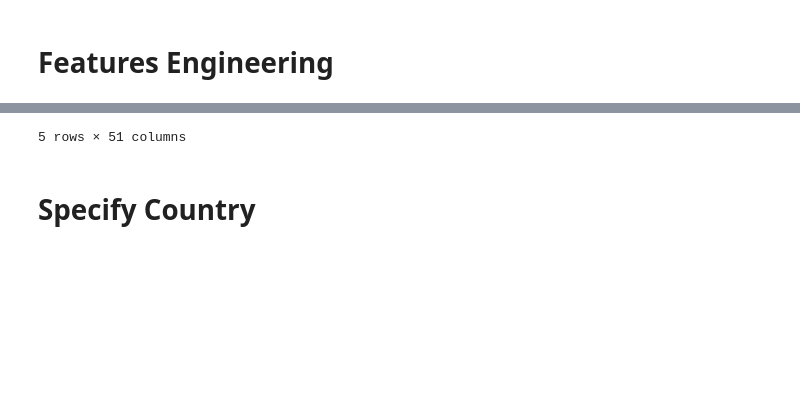
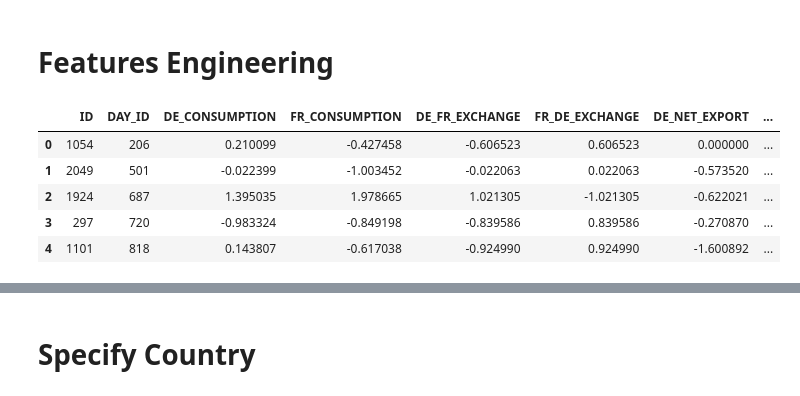
Before and after one commit to paulqevan/Challenge_QRT_prix_elec, a Jupyter notebook: Model_Thomas.ipynb, the cells around one changed output, grey strips where cells are left out. Drawn from its saved outputs; the diff is of its cells as text; code cells hidden in the pictures; blank space fills up the shorter version.

```diff
--- a/Model_Thomas.ipynb
+++ b/Model_Thomas.ipynb
@@ -199,95 +209,41 @@ country_encoded_train = encoder.fit_transform(X_train_prep[['COUNTRY']])
 country_encoded_test = encoder.transform(X_test_prep[['COUNTRY']])
 
 # Drop non-feature columns and add encoded country
-X_train_features = X_train_prep.drop(['ID', 'DAY_ID', 'COUNTRY'], axis=1)
+# X_train_features = X_train_prep.drop(['ID', 'DAY_ID', 'COUNTRY'], axis=1)
+X_train_features = X_train_prep.drop(['COUNTRY'], axis=1)
 # X_train_features = X_train_prep.drop(['ID', 'DAY_ID'], axis=1)
-X_test_features = X_test_prep.drop(['ID', 'DAY_ID', 'COUNTRY'], axis=1)
+# X_test_features = X_test_prep.drop(['ID', 'DAY_ID', 'COUNTRY'], axis=1)
+X_test_features = X_test_prep.drop(['COUNTRY'], axis=1)
 
 
 # Add the encoded country column (only DE since FR is the reference)
 X_train_features['COUNTRY_DE'] = country_encoded_train
 X_test_features['COUNTRY_DE'] = country_encoded_test
 
 # Get target values
 y_train = Y_train['TARGET']
 
 
-X_train_features['DE_WIND_SOLAR'] = X_train_features['DE_WINDPOW'] * X_train_features['DE_SOLAR']
-X_test_features['DE_WIND_SOLAR'] = X_test_features['DE_WINDPOW'] * X_test_features['DE_SOLAR']
 
-X_train_features['FR_WIND_SOLAR'] = X_train_features['FR_WINDPOW'] * X_train_features['FR_SOLAR']
-X_test_features['FR_WIND_SOLAR'] = X_test_features['FR_WINDPOW'] * X_test_features['FR_SOLAR']
 
 # Squared terms for important variables
 X_train_features['DE_RESIDUAL_LOAD_SQ'] = X_train_features['DE_RESIDUAL_LOAD']**2
 X_test_features['DE_RESIDUAL_LOAD_SQ'] = X_test_features['DE_RESIDUAL_LOAD']**2
-
-X_train_features['FR_RESIDUAL_LOAD_SQ'] = X_train_features['FR_RESIDUAL_LOAD']**2
-X_test_features['FR_RESIDUAL_LOAD_SQ'] = X_test_features['FR_RESIDUAL_LOAD']**2
-
-
-# Create ratios between important features
-X_train_features['DE_WIND_CONSUMPTION_RATIO'] = X_train_features['DE_WINDPOW'] / (X_train_features['DE_CONSUMPTION'] + 0.001)
-X_test_features['DE_WIND_CONSUMPTION_RATIO'] = X_test_features['DE_WINDPOW'] / (X_test_features['DE_CONSUMPTION'] + 0.001)
-
-X_train_features['FR_WIND_CONSUMPTION_RATIO'] = X_train_features['FR_WINDPOW'] / (X_train_features['FR_CONSUMPTION'] + 0.001)
-X_test_features['FR_WIND_CONSUMPTION_RATIO'] = X_test_features['FR_WINDPOW'] / (X_test_features['FR_CONSUMPTION'] + 0.001)
-
-X_train_features['DE_SOLAR_CONSUMPTION_RATIO'] = X_train_features['DE_SOLAR'] / (X_train_features['DE_CONSUMPTION'] + 0.001)
-X_test_features['DE_SOLAR_CONSUMPTION_RATIO'] = X_test_features['DE_SOLAR'] / (X_test_features['DE_CONSUMPTION'] + 0.001)
-
-X_train_features['FR_SOLAR_CONSUMPTION_RATIO'] = X_train_features['FR_SOLAR'] / (X_train_features['FR_CONSUMPTION'] + 0.001)
-X_test_features['FR_SOLAR_CONSUMPTION_RATIO'] = X_test_features['FR_SOLAR'] / (X_test_features['FR_CONSUMPTION'] + 0.001)
 
 
 
 
 
 
 
 
-# Create temperature clusters for both countries (3 clusters: cold, moderate, hot)
-
-# Create temperature data for clustering
-temp_data_train = X_train_features[['FR_TEMP']].copy()
-temp_data_test = X_test_features[['FR_TEMP']].copy()
-
-# Fit KMeans on training data
-kmeans = KMeans(n_clusters=10, random_state=1)
-temp_clusters_train = kmeans.fit_predict(temp_data_train)
-temp_clusters_test = kmeans.predict(temp_data_test)
-
-# Add cluster assignments as one-hot encoded features
-for i in range(10):
-    X_train_features[f'TEMP_CLUSTER_{i}'] = (temp_clusters_train == i).astype(int)
-    X_test_features[f'TEMP_CLUSTER_{i}'] = (temp_clusters_test == i).astype(int)
-
-
-
-
-
-
-
-
-# Print the shape of our new feature sets
-print(f"Training features shape after engineering: {X_train_features.shape}")
-print(f"Test features shape after engineering: {X_test_features.shape}")
-print(f"Added {X_train_features.shape[1] - 33} new features")
-
-# Get correlation with target for new features
-feature_correlations = {}
-for col in X_train_features.columns:
-    if col not in feature_names:  # Only look at new features
-        corr = spearmanr(X_train_features[col], y_train)[0]
-        feature_correlations[col] = corr
-
-# Sort and print top correlations
-top_correlations = sorted(feature_correlations.items(), key=lambda x: abs(x[1]), reverse=True)
-print("\nTop 10 new features by correlation with target:")
-for feature, corr in top_correlations[:10]:
-    print(f"{feature}: {corr:.4f}")
-
 
 
 X_train_features.head()
 # %% [output]
+|  | ID | DAY_ID | DE_CONSUMPTION | FR_CONSUMPTION | DE_FR_EXCHANGE | FR_DE_EXCHANGE | DE_NET_EXPORT | ... |
+| 0 | 1054 | 206 | 0.210099 | -0.427458 | -0.606523 | 0.606523 | 0.000000 | ... |
+| 1 | 2049 | 501 | -0.022399 | -1.003452 | -0.022063 | 0.022063 | -0.573520 | ... |
+| 2 | 1924 | 687 | 1.395035 | 1.978665 | 1.021305 | -1.021305 | -0.622021 | ... |
+| 3 | 297 | 720 | -0.983324 | -0.849198 | -0.839586 | 0.839586 | -0.270870 | ... |
+| 4 | 1101 | 818 | 0.143807 | -0.617038 | -0.924990 | 0.924990 | -1.600892 | ... |
@@ -315,4 +251,3 @@ TEMP_CLUSTER_5: -0.0003
-5 rows × 51 columns
 # %% [markdown]
 # Specify Country
 # %%
```
Also changed, not shown: parts of 12 cells of this notebook, 7 other files.
